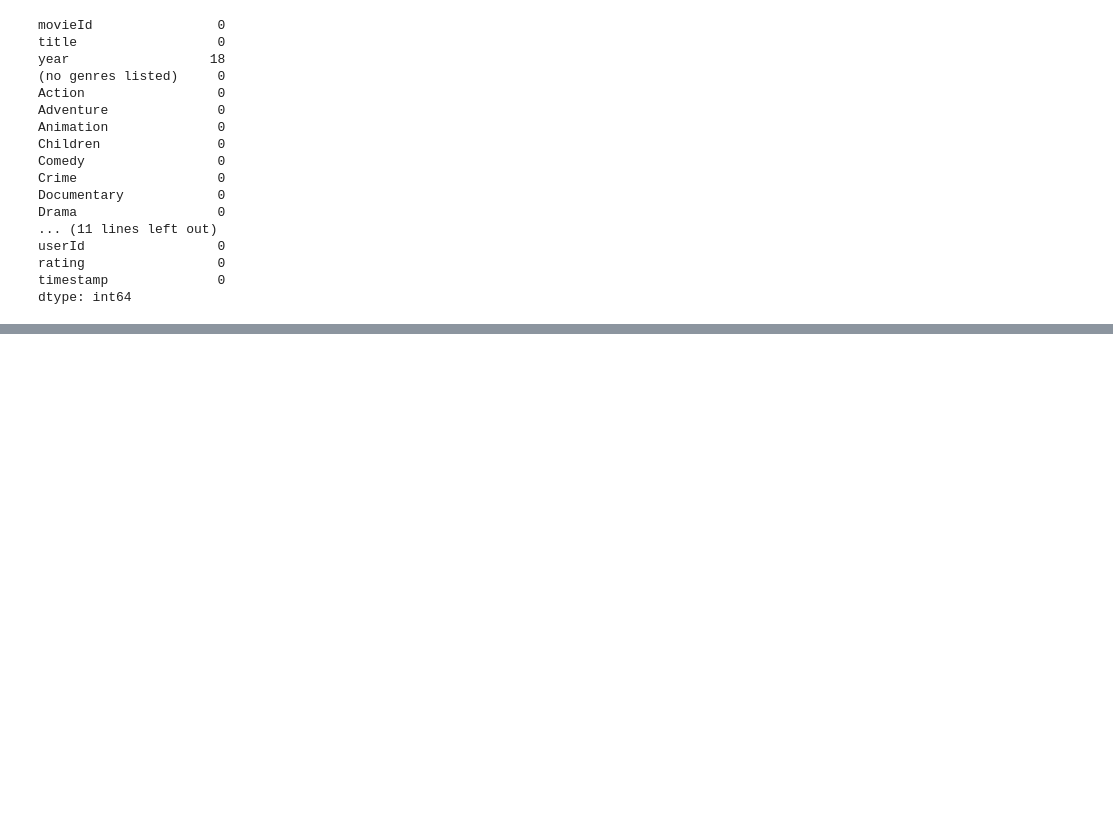
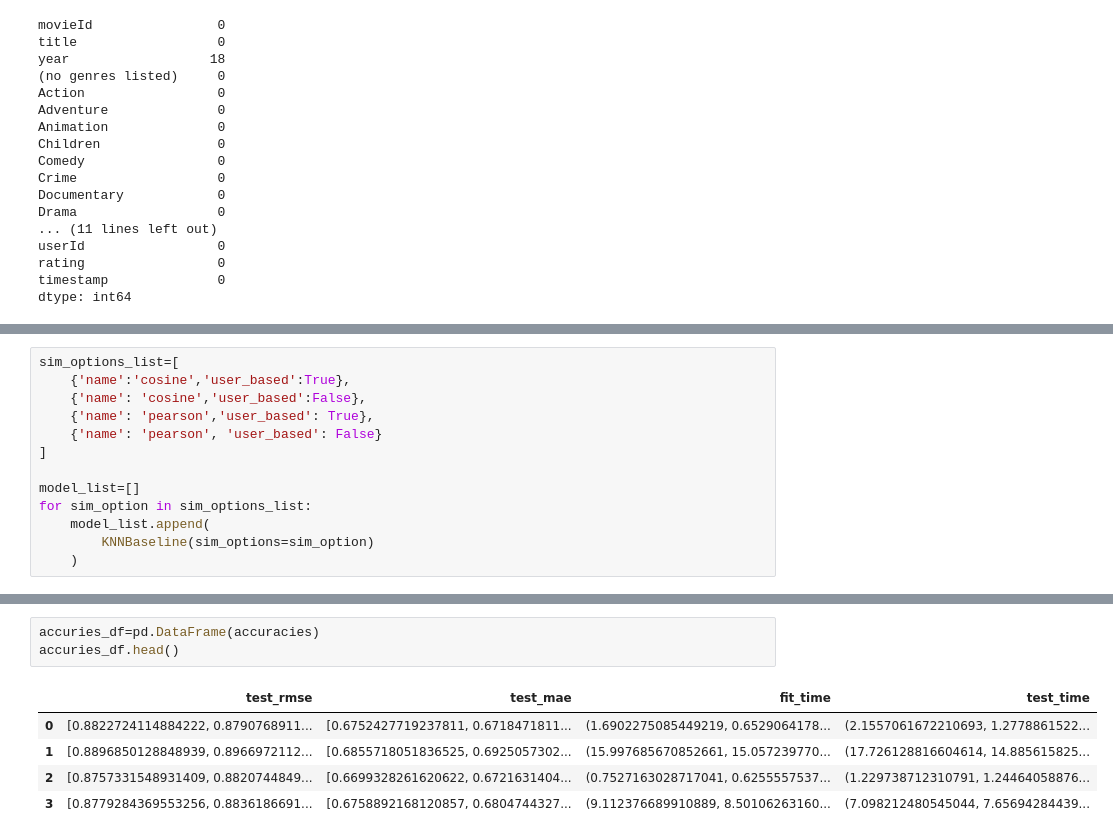
Before and after one commit to jimy-salem-52/RecSys, a Jupyter notebook: movielens-eda.ipynb, the cells around one changed output, grey strips where cells are left out. Cells and saved outputs as stored; diff of their text form; blank space fills up the shorter version.

```diff
--- a/movielens-eda.ipynb
+++ b/movielens-eda.ipynb
@@ -353,0 +412,13 @@ dtype: int64
+# %%
+sim_options_list=[
+    {'name':'cosine','user_based':True},
+    {'name': 'cosine','user_based':False},
+    {'name': 'pearson','user_based': True},
+    {'name': 'pearson', 'user_based': False}
+]
+
+model_list=[]
+for sim_option in sim_options_list:
+    model_list.append(
+        KNNBaseline(sim_options=sim_option)
+    )
@@ -353,0 +452,9 @@ dtype: int64
+# %%
+accuries_df=pd.DataFrame(accuracies)
+accuries_df.head()
+# %% [output]
+|  | test_rmse | test_mae | fit_time | test_time |
+| 0 | [0.8822724114884222, 0.8790768911... | [0.6752427719237811, 0.6718471811... | (1.6902275085449219, 0.6529064178... | (2.1557061672210693, 1.2778861522... |
+| 1 | [0.8896850128848939, 0.8966972112... | [0.6855718051836525, 0.6925057302... | (15.997685670852661, 15.057239770... | (17.726128816604614, 14.885615825... |
+| 2 | [0.8757331548931409, 0.8820744849... | [0.6699328261620622, 0.6721631404... | (0.7527163028717041, 0.6255557537... | (1.229738712310791, 1.24464058876... |
+| 3 | [0.8779284369553256, 0.8836186691... | [0.6758892168120857, 0.6804744327... | (9.112376689910889, 8.50106263160... | (7.098212480545044, 7.65694284439... |
```
Also changed, not shown: parts of 15 cells of this notebook.
